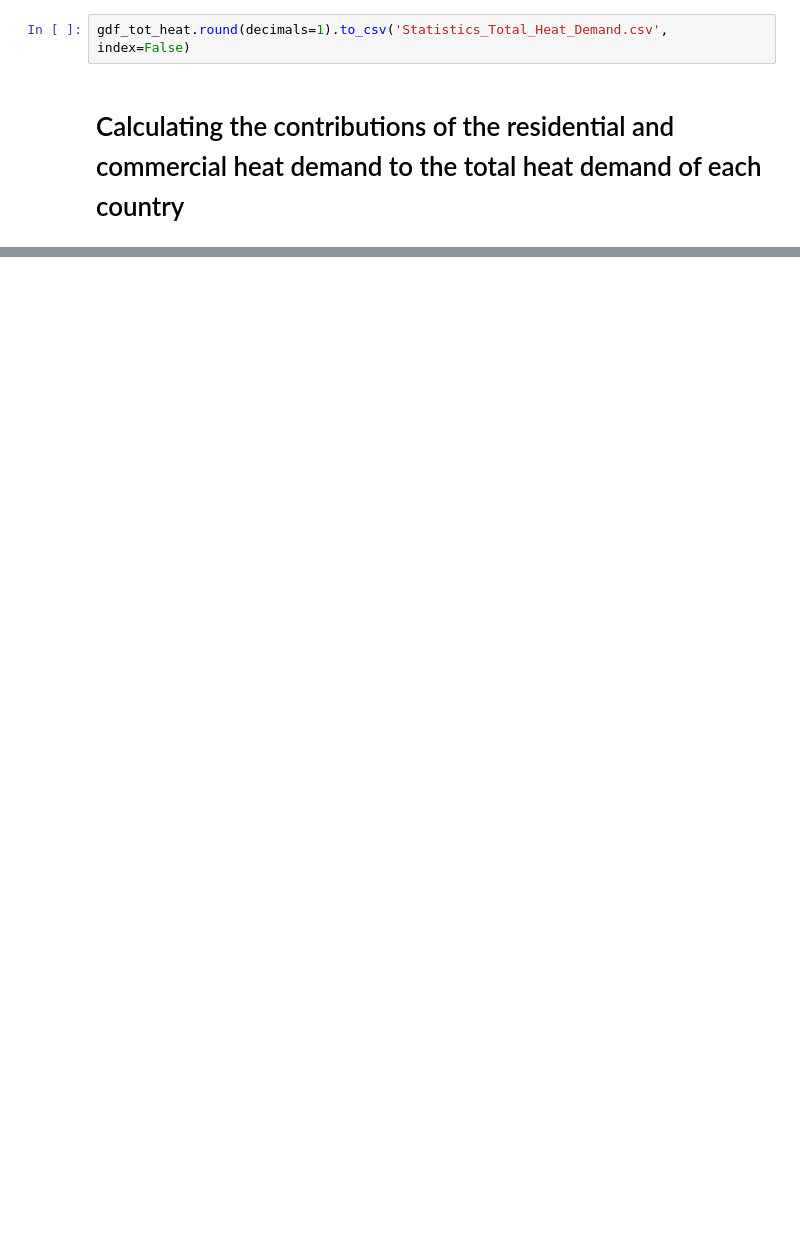
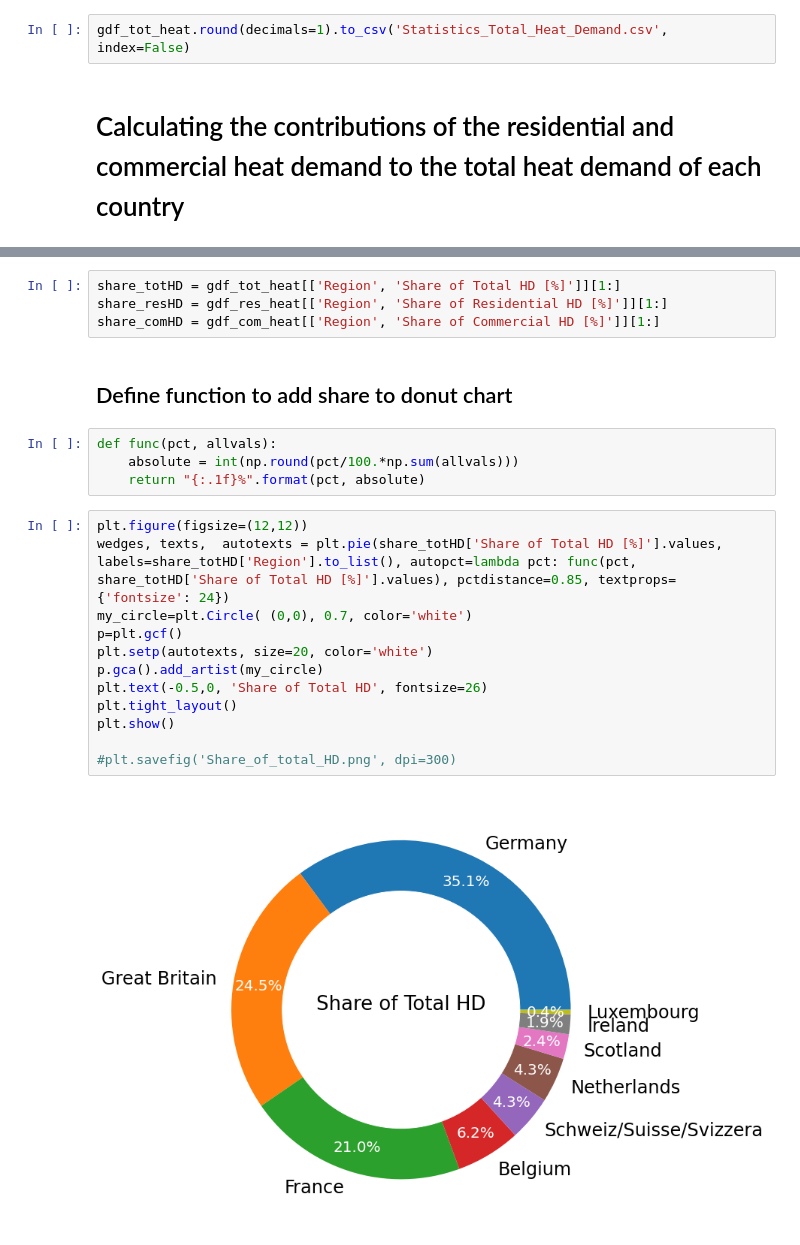
Before and after one commit to AlexanderJuestel/code_collection, a Jupyter notebook: notebooks/heat_demand_mapping/processing_results/Statistical_Evaluation_Total_Heat_Demand_Data.ipynb, the cells around one changed output, grey strips where cells are left out. Saved outputs shown, nothing was run; the diff lists cells and outputs as text; blank space fills up the shorter version.

Commit message:
'AddDonutCharts'

```diff
--- a/notebooks/heat_demand_mapping/processing_results/Statistical_Evaluation_Total_Heat_Demand_Data.ipynb
+++ b/notebooks/heat_demand_mapping/processing_results/Statistical_Evaluation_Total_Heat_Demand_Data.ipynb
@@ -307,0 +313,24 @@ gdf_merged.round(1).sort_values(by='Share of Residential HD [%]', ascending=Fals
+# %%
+share_totHD = gdf_tot_heat[['Region', 'Share of Total HD [%]']][1:]
+share_resHD = gdf_res_heat[['Region', 'Share of Residential HD [%]']][1:]
+share_comHD = gdf_com_heat[['Region', 'Share of Commercial HD [%]']][1:]
+# %% [markdown]
+## Define function to add share to donut chart
+# %%
+def func(pct, allvals):
+    absolute = int(np.round(pct/100.*np.sum(allvals)))
+    return "{:.1f}%".format(pct, absolute)
+# %%
+plt.figure(figsize=(12,12))
+wedges, texts,  autotexts = plt.pie(share_totHD['Share of Total HD [%]'].values, labels=share_totHD['Region'].to_list(), autopct=lambda pct: func(pct, share_totHD['Share of Total HD [%]'].values), pctdistance=0.85, textprops={'fontsize': 24})
+my_circle=plt.Circle( (0,0), 0.7, color='white')
+p=plt.gcf()
+plt.setp(autotexts, size=20, color='white')
+p.gca().add_artist(my_circle)
+plt.text(-0.5,0, 'Share of Total HD', fontsize=26)
+plt.tight_layout()
+plt.show()
+
+#plt.savefig('Share_of_total_HD.png', dpi=300)
+# %% [output]
+[figure, added]
```
Also changed, not shown: parts of 4 cells of this notebook.
